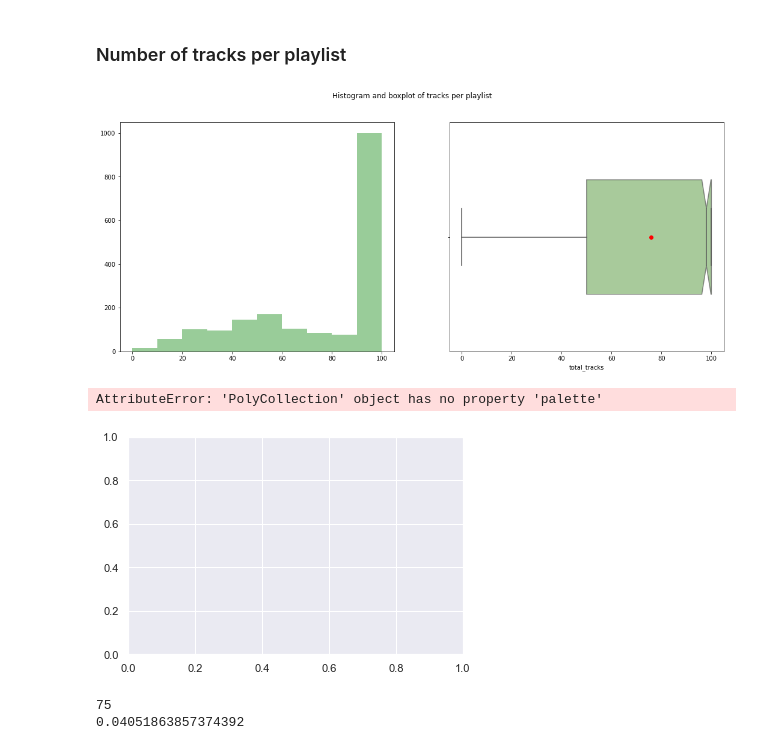
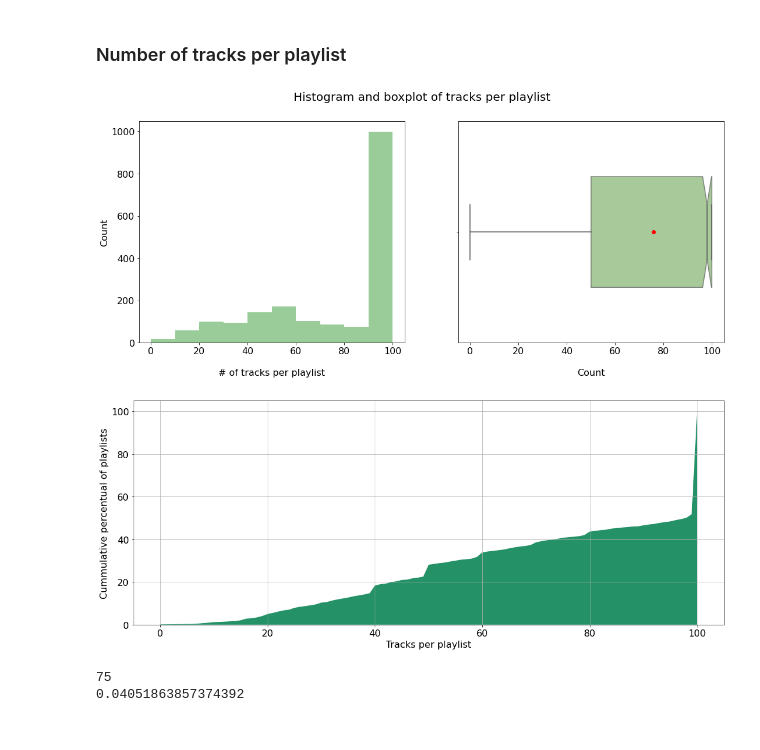
Before and after one commit to MarceloAlvesPereira/Follow_the_beat, a Jupyter notebook: Feel_the_rhythm_3_EDA.ipynb, the cells around one changed output. Drawn from its saved outputs; the diff is of its cells as text; code cells hidden in the pictures.

```diff
--- a/Feel_the_rhythm_3_EDA.ipynb
+++ b/Feel_the_rhythm_3_EDA.ipynb
@@ -320,12 +321,15 @@ Albums/Artist: 2.2
 ### Number of tracks per playlist
 # %%
 fig, axes = plt.subplots(ncols=2, nrows=1, figsize=(18, 7))
-fig.suptitle('Histogram and boxplot of tracks per playlist')
+fig.suptitle('Histogram and boxplot of tracks per playlist', fontsize = 20)
 
 df = df_playlists
 param = 'total_tracks'
 
 axes[0].hist(df[param], color='green', alpha=0.4, label='Artist count')
+axes[0].set_xlabel('\n# of tracks per playlist', fontsize = 16)
+axes[0].set_ylabel('Count', fontsize = 16)
+axes[0].tick_params(labelsize=16)
 
 sns.boxplot(ax=axes[1],
             data=df,
@@ -344,8 +348,14 @@ sns.boxplot(ax=axes[1],
             boxprops=dict(alpha=.7),
             width=.5,
             notch=True);
+
+axes[1].set_xlabel('\nCount', fontsize = 16)
+axes[1].tick_params(labelsize=16)
+
+data_path = os.getcwd() + '\\data\\1_tracks_playlist.png'
+plt.savefig(data_path, bbox_inches='tight')
 # %% [output]
-[figure, old version]
+[figure, new version]
 # %%
 def perc_cumm_sum(db, group_by_param, xlabel, ylabel):
     a = df_playlists.total_tracks.reset_index(drop=True).to_list()
@@ -357,24 +367,32 @@ def perc_cumm_sum(db, group_by_param, xlabel, ylabel):
     gp['cum_perc'] = 100 * gp['cum_sum'] / gp['cnt'].sum()
 
     #create area chart
-    plt.stackplot(gp[group_by_param], gp.cum_perc,palette='summer_r')
+    plt.subplots(ncols=1, nrows=1, figsize=(18, 7))
+    pal = sns.color_palette("summer")
+    plt.stackplot(gp[group_by_param], gp.cum_perc, colors=pal)
+# , palette='summer_r')
 
     #add axis labels
-    plt.xlabel(xlabel)
-    plt.ylabel(ylabel)
+    plt.xlabel(xlabel, fontsize = 16)
+    plt.ylabel(ylabel, fontsize = 16)
+    plt.tick_params(labelsize=16)
 
+    plt.grid()
     #display area chart
-    plt.show()
+#     plt.show()
 
     return gp
 # %%
 a = perc_cumm_sum(db=df_playlists,
                   group_by_param='total_tracks',
                   xlabel='Tracks per playlist',
-                  ylabel='Percentual cummulative count of playlists')
+                  ylabel='Cummulative percentual of playlists')
+
+data_path = os.getcwd() + '\\data\\2_tracks_cumm.png'
+plt.savefig(data_path, bbox_inches='tight')
+plt.show()
 # %% [output]
-AttributeError: 'PolyCollection' object has no property 'palette'
-[figure, old version]
+[figure, new version]
 # %%
 print(df_playlists[df_playlists['total_tracks'] < 20]['playlist_id'].count())
 print(df_playlists[df_playlists['total_tracks'] < 20]['playlist_id'].count() /
```
Also changed, not shown: parts of 6 cells of this notebook, 2 other files.
